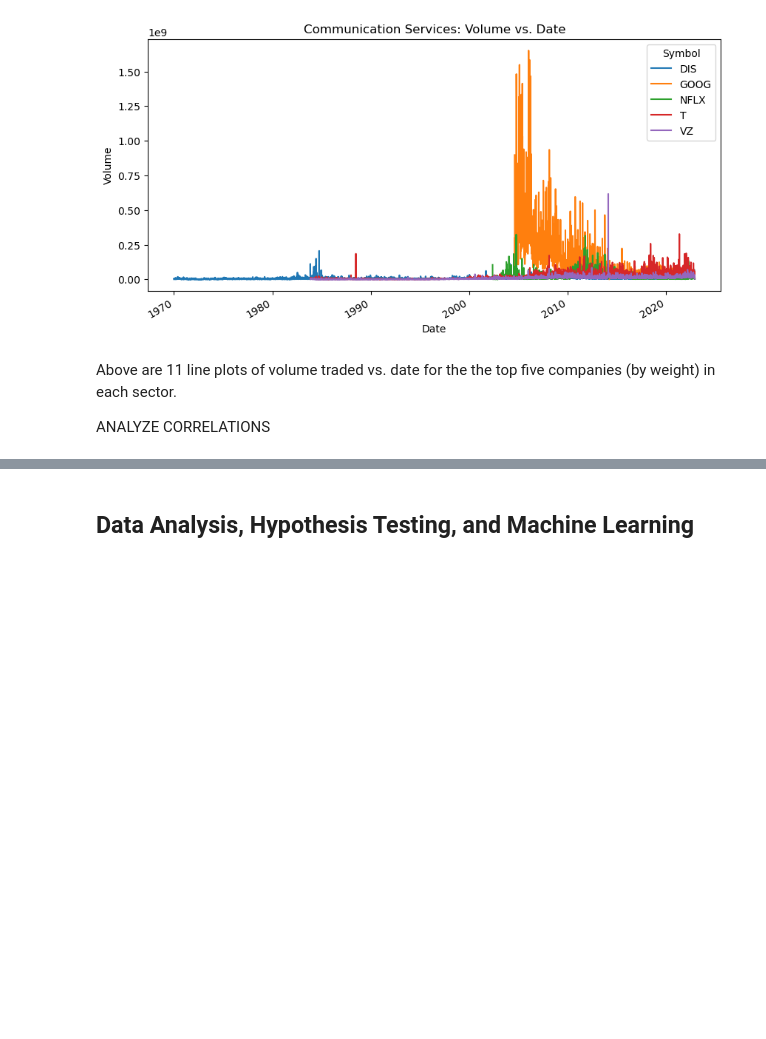
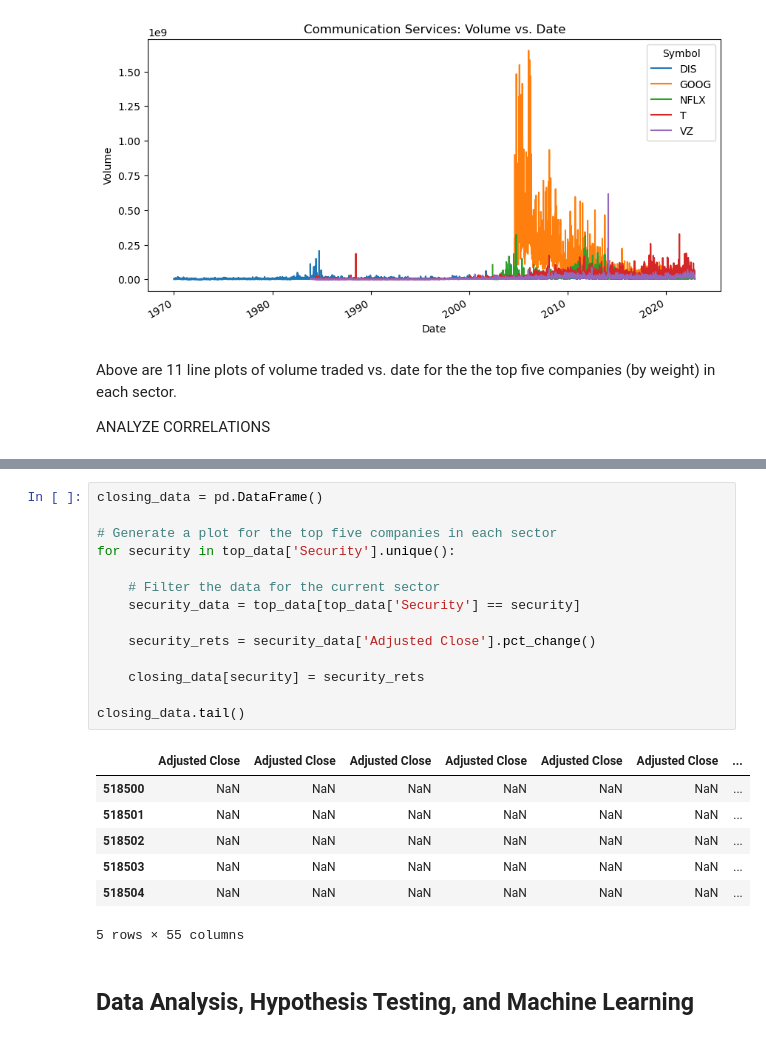
Before and after one commit to melvinrajendran/SP500-Stock-Price-Analysis, a Jupyter notebook: SP500StockPriceAnalysis.ipynb, the cells around one changed output, grey strips where cells are left out. Saved outputs shown, nothing was run; the diff lists cells and outputs as text; blank space fills up the shorter version.

```diff
--- a/SP500StockPriceAnalysis.ipynb
+++ b/SP500StockPriceAnalysis.ipynb
@@ -318,6 +318,28 @@ top_data.tail()
 | 518502 | VZ | Verizon | Communication Services | Integrated Telecommunication Serv... | 0.457305 | 2022-12-08 | 37.110001 | 37.240002 | 36.869999 | 37.099998 | ... |
 | 518503 | VZ | Verizon | Communication Services | Integrated Telecommunication Serv... | 0.457305 | 2022-12-09 | 37.209999 | 37.630001 | 36.959999 | 37.400002 | ... |
 | 518504 | VZ | Verizon | Communication Services | Integrated Telecommunication Serv... | 0.457305 | 2022-12-12 | 37.689999 | 37.730000 | 37.279999 | 37.615002 | ... |
+# %%
+closing_data = pd.DataFrame()
+
+# Generate a plot for the top five companies in each sector
+for security in top_data['Security'].unique():
+
+    # Filter the data for the current sector
+    security_data = top_data[top_data['Security'] == security]
+
+    security_rets = security_data['Adjusted Close'].pct_change()
+
+    closing_data[security] = security_rets
+
+closing_data.tail()
+# %% [output]
+|  | Adjusted Close | Adjusted Close | Adjusted Close | Adjusted Close | Adjusted Close | Adjusted Close | ... |
+| 518500 | NaN | NaN | NaN | NaN | NaN | NaN | ... |
+| 518501 | NaN | NaN | NaN | NaN | NaN | NaN | ... |
+| 518502 | NaN | NaN | NaN | NaN | NaN | NaN | ... |
+| 518503 | NaN | NaN | NaN | NaN | NaN | NaN | ... |
+| 518504 | NaN | NaN | NaN | NaN | NaN | NaN | ... |
+5 rows × 55 columns
 # %% [markdown]
 ## Data Analysis, Hypothesis Testing, and Machine Learning
 # %% [markdown]
```
